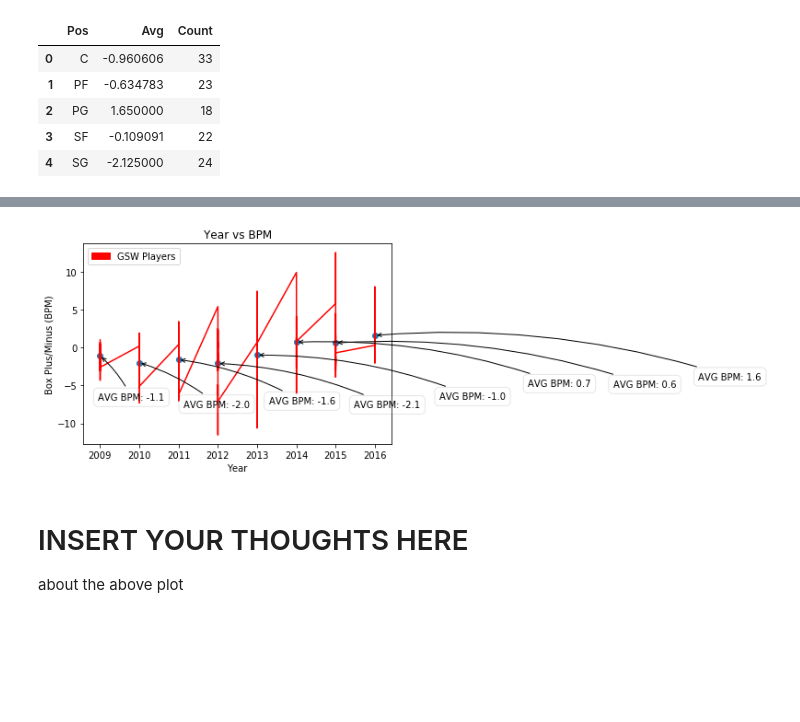
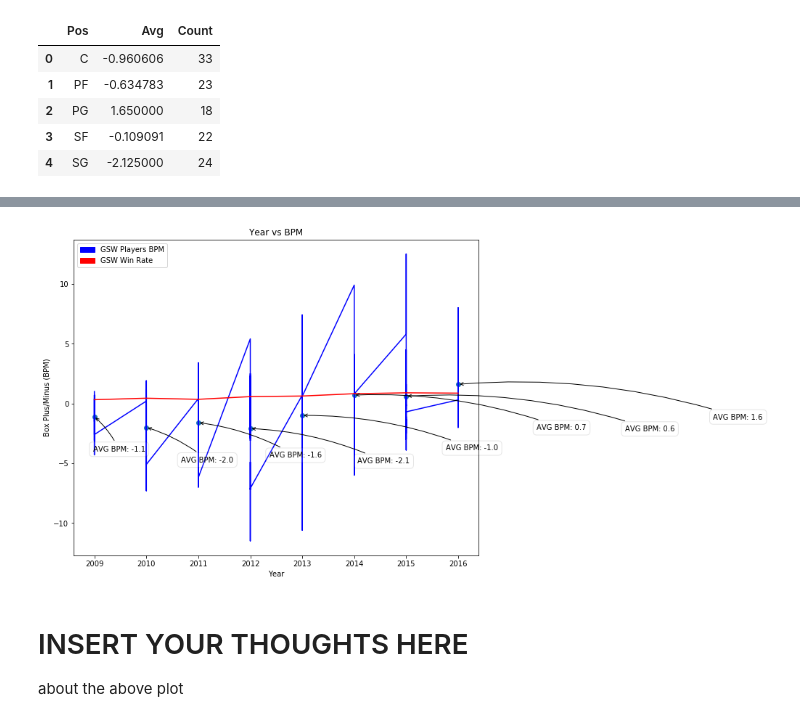
Before and after one commit to gvallang/cmsc320FinalTutorial, a Jupyter notebook: Untitled.ipynb, the cells around one changed output, grey strips where cells are left out. Drawn from its saved outputs; the diff is of its cells as text; code cells hidden in the pictures; blank space fills up the shorter version.

```diff
--- a/Untitled.ipynb
+++ b/Untitled.ipynb
@@ -200,5 +200,6 @@ Pos_BPM
 groupByWP = teams.groupby(teams['Team'])
 WP = groupByWP.apply(lambda x : x)
 WP = WP.drop(WP[WP.Team != "Warriors"].index).filter(['Year', 'Winning Percentage'])
-WP.merge(avg_BPM).filter(['Winning Percentage','Avg']).rename(index=str, columns={'Avg' : 'BPM'})
+WP = WP.merge(avg_BPM).filter(['Year','Winning Percentage','Avg']).rename(index=str, columns={'Avg' : 'BPM'})
+WP
 # %% [output]
@@ -224,36 +233,40 @@ First thing we would like to analyze is the how BPM is scattered from the player
 # %%
 import matplotlib.patches as mpatches
 
 #Plot all players' BPM per year
-plt.plot(GSW['Year'], GSW['BPM'], color = "red")
+plt.plot(GSW['Year'], GSW['BPM'], color = "blue")
+plt.plot( WP['Year'], WP['Winning Percentage'], color = "red")
 plt.xticks(np.arange(2009, 2017, 1))
 plt.title("Year vs BPM")
 plt.ylabel('Box Plus/Minus (BPM)')
 plt.xlabel('Year')
-red_patch = mpatches.Patch(color='red', label='GSW Players')
-plt.legend(handles=[red_patch])
+red_patch = mpatches.Patch(color='blue', label='GSW Players BPM')
+green_patch = mpatches.Patch(color='red', label='GSW Win Rate')
+plt.legend(handles=[red_patch,green_patch])
 
 #Get the mean per year from the avg_BPM table created
 years = avg_BPM["Year"].tolist()
 mean = avg_BPM["Avg"].apply(lambda x : round(x, 1)).tolist()
 labels = ['AVG BPM: {0}'.format(i) for i in mean]
 
 #Show some visualization on where the mean stands
 plt.scatter(years, mean)
 x = 0
 for i, txt in enumerate(years):
     txt = "AVG BPM: " + str(mean[i])
     plt.annotate(
         txt,
         (years[i],mean[i]),
         xytext=(70 + x, -50),
         textcoords='offset points', ha='right', va='bottom',
         bbox=dict(boxstyle='round,pad=.5', fc='white', alpha=0.1),
         arrowprops=dict(arrowstyle = '->', connectionstyle='arc3,rad=.1'),)
     x = x + 50
+
+plt.rc('figure', figsize=(10, 8))
 plt.show()
 # %% [output]
-[figure, old version]
+[figure, new version]
 # %% [markdown]
 # INSERT YOUR THOUGHTS HERE
 about the above plot
```
Also changed, not shown: parts of 11 cells of this notebook.
